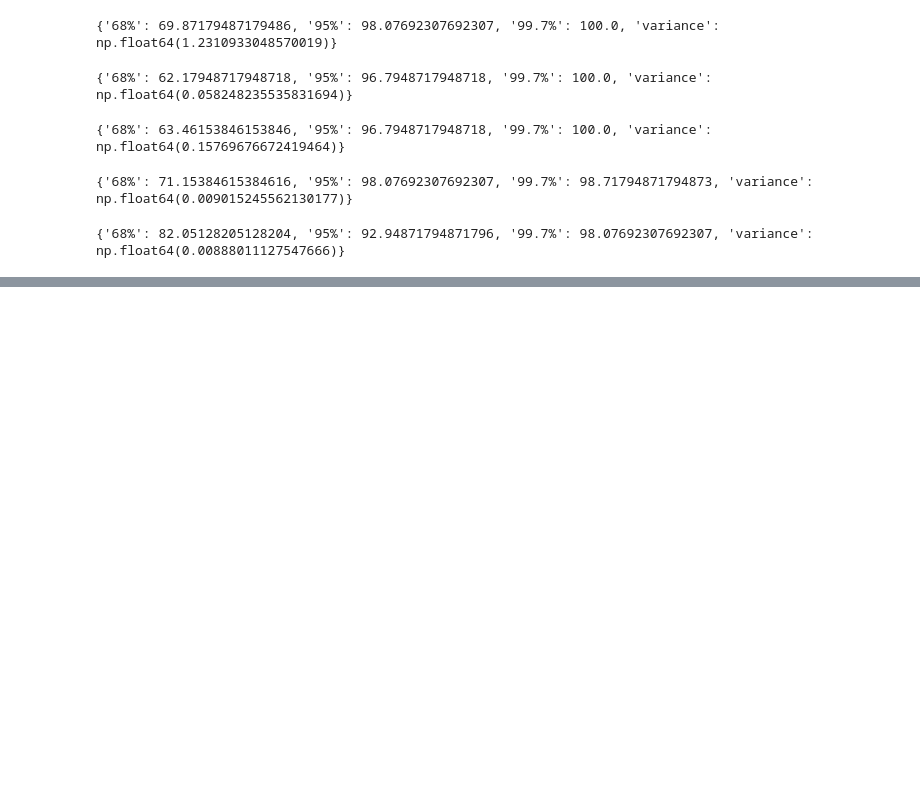
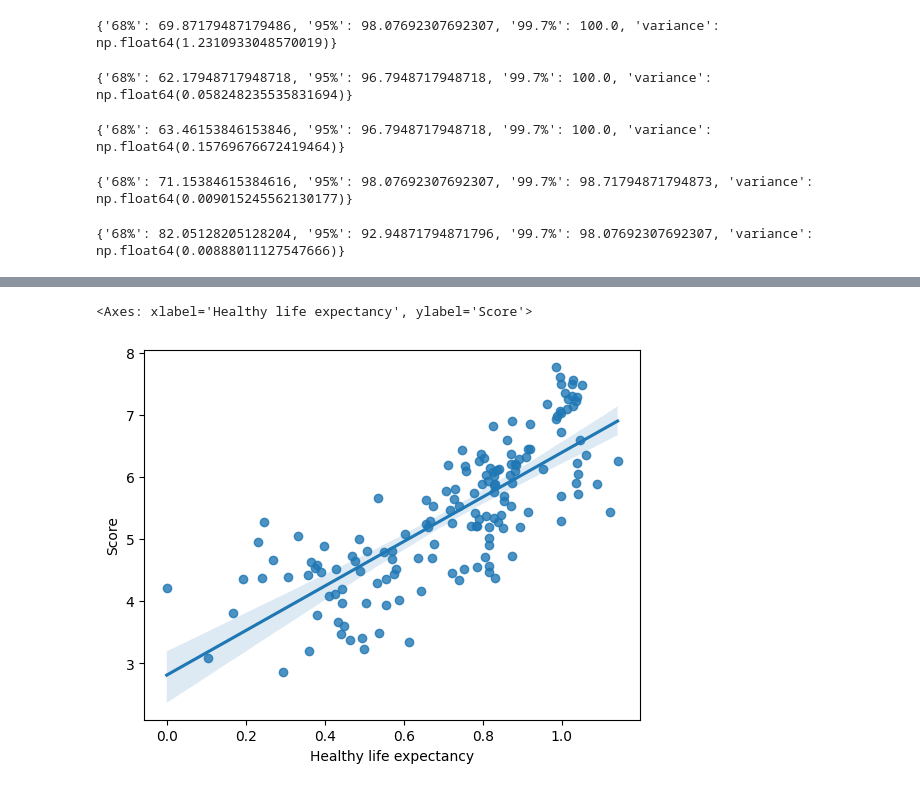
Before and after one commit to LuckyML-GKP/Data_ML_Insights, a Jupyter notebook: 2019_Happiness_report_Analysis.ipynb, the cells around one changed output, grey strips where cells are left out. Drawn from its saved outputs; the diff is of its cells as text; code cells hidden in the pictures; blank space fills up the shorter version.

```diff
--- a/2019_Happiness_report_Analysis.ipynb
+++ b/2019_Happiness_report_Analysis.ipynb
@@ -282,0 +282,5 @@ print(Normal('Perceptions of corruption'))
+# %%
+sns.regplot(data=df,x='Healthy life expectancy',y='Score')  #Points are close to the regression plot line.
+# %% [output]
+<Axes: xlabel='Healthy life expectancy', ylabel='Score'>
+[figure, added]
```
Also changed, not shown: parts of 4 cells of this notebook.
